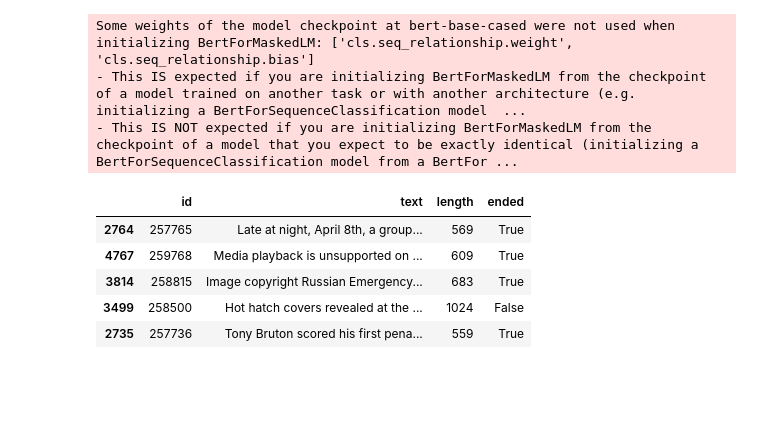
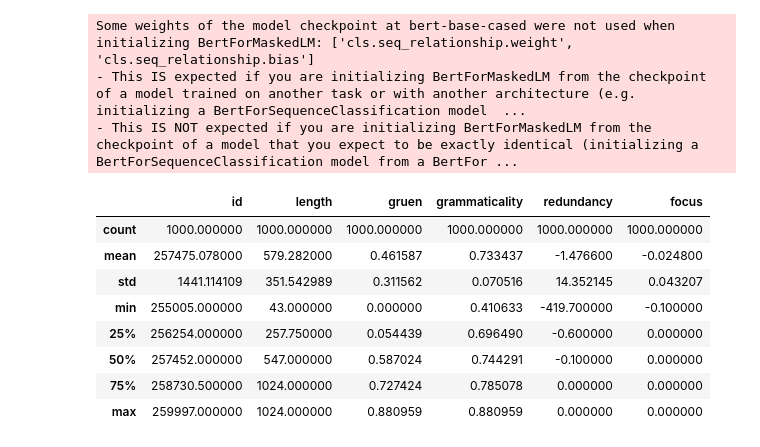
Before and after one commit to mkhural/W266_Final_Project, a Jupyter notebook: W266_GRUEN.ipynb, the cells around one changed output. Saved outputs shown, nothing was run; the diff lists cells and outputs as text; code cells hidden in the pictures; blank space fills up the shorter version.

```diff
--- a/W266_GRUEN.ipynb
+++ b/W266_GRUEN.ipynb
@@ -362,11 +362,14 @@ Some weights of the model checkpoint at bert-base-cased were not used when initi
 - This IS expected if you are initializing BertForMaskedLM from the checkpoint of a model trained on another task or with another architecture (e.g. initializing a BertForSequenceClassification model  ...
 - This IS NOT expected if you are initializing BertForMaskedLM from the checkpoint of a model that you expect to be exactly identical (initializing a BertForSequenceClassification model from a BertFor ...
 # %%
-web_base = web_load()
+web_base.describe()
 # %% [output]
-|  | id | text | length | ended |
-| 2764 | 257765 | Late at night, April 8th, a group... | 569 | True |
-| 4767 | 259768 | Media playback is unsupported on ... | 609 | True |
-| 3814 | 258815 | Image copyright Russian Emergency... | 683 | True |
-| 3499 | 258500 | Hot hatch covers revealed at the ... | 1024 | False |
-| 2735 | 257736 | Tony Bruton scored his first pena... | 559 | True |
+|  | id | length | gruen | grammaticality | redundancy | focus |
+| count | 1000.000000 | 1000.000000 | 1000.000000 | 1000.000000 | 1000.000000 | 1000.000000 |
+| mean | 257475.078000 | 579.282000 | 0.461587 | 0.733437 | -1.476600 | -0.024800 |
+| std | 1441.114109 | 351.542989 | 0.311562 | 0.070516 | 14.352145 | 0.043207 |
+| min | 255005.000000 | 43.000000 | 0.000000 | 0.410633 | -419.700000 | -0.100000 |
+| 25% | 256254.000000 | 257.750000 | 0.054439 | 0.696490 | -0.600000 | 0.000000 |
+| 50% | 257452.000000 | 547.000000 | 0.587024 | 0.744291 | -0.100000 | 0.000000 |
+| 75% | 258730.500000 | 1024.000000 | 0.727424 | 0.785078 | 0.000000 | 0.000000 |
+| max | 259997.000000 | 1024.000000 | 0.880959 | 0.880959 | 0.000000 | 0.000000 |
```
Also changed, not shown: parts of 15 cells of this notebook.
